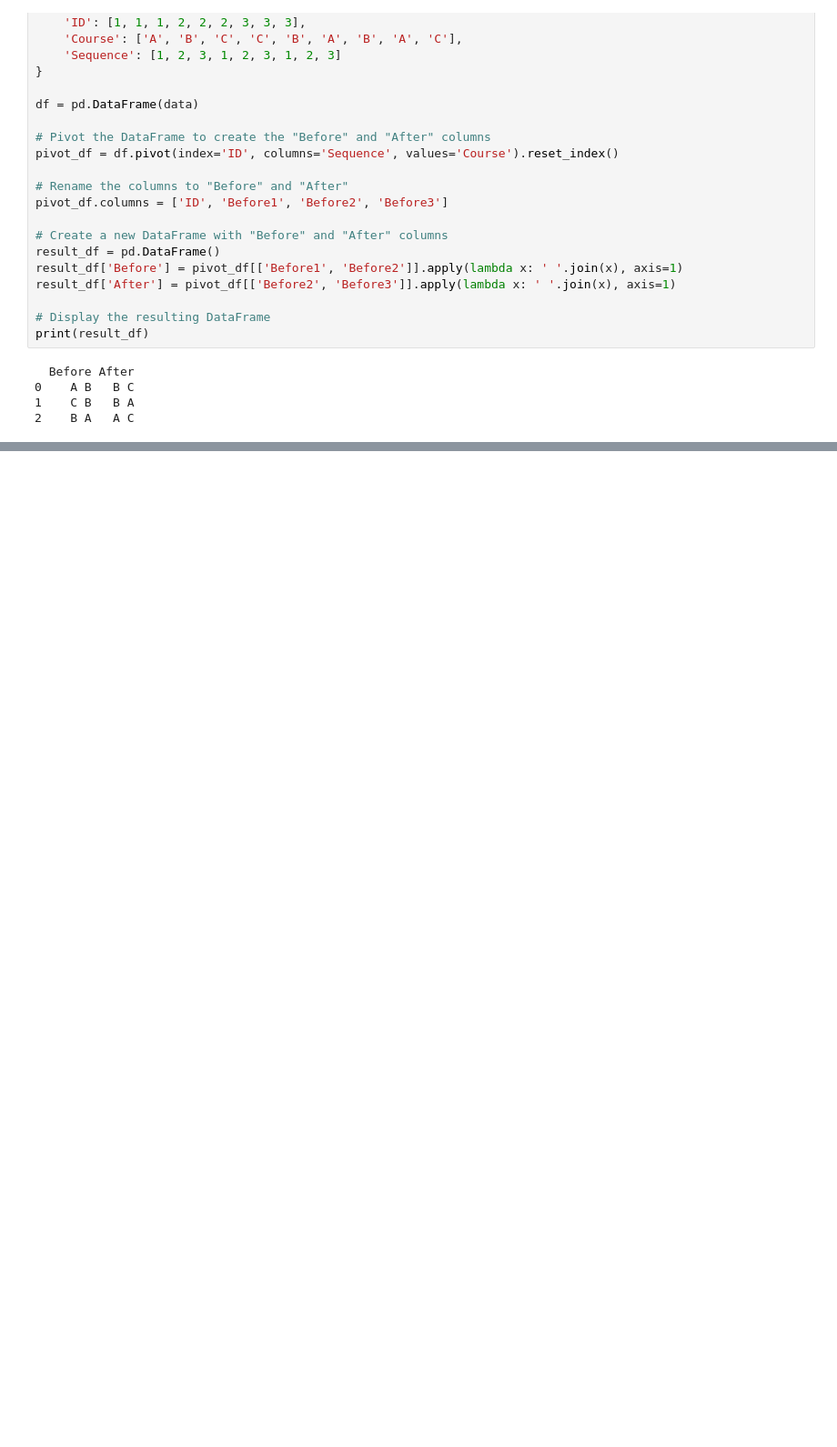
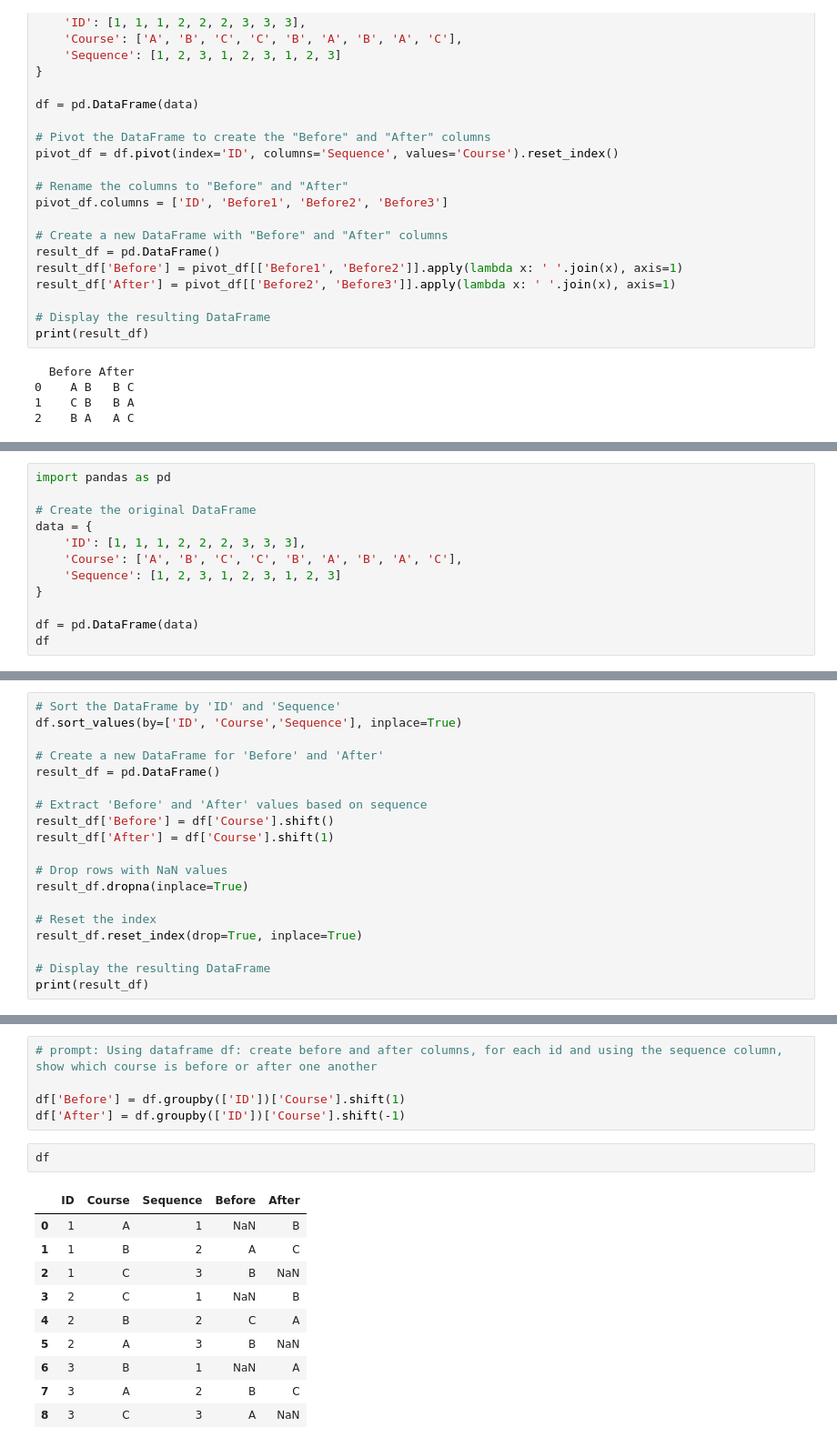
Before and after one commit to gsdavis1959/Python, a Jupyter notebook: Before_After.ipynb, the cells around one changed output, grey strips where cells are left out. Shown at 91% size. Drawn from its saved outputs; the diff is of its cells as text; blank space fills up the shorter version.

```diff
--- a/Before_After.ipynb
+++ b/Before_After.ipynb
@@ -64,0 +88,12 @@ print(result_df)
+# %%
+import pandas as pd
+
+# Create the original DataFrame
+data = {
+    'ID': [1, 1, 1, 2, 2, 2, 3, 3, 3],
+    'Course': ['A', 'B', 'C', 'C', 'B', 'A', 'B', 'A', 'C'],
+    'Sequence': [1, 2, 3, 1, 2, 3, 1, 2, 3]
+}
+
+df = pd.DataFrame(data)
+df
@@ -64,0 +111,19 @@ print(result_df)
+# %%
+# Sort the DataFrame by 'ID' and 'Sequence'
+df.sort_values(by=['ID', 'Course','Sequence'], inplace=True)
+
+# Create a new DataFrame for 'Before' and 'After'
+result_df = pd.DataFrame()
+
+# Extract 'Before' and 'After' values based on sequence
+result_df['Before'] = df['Course'].shift()
+result_df['After'] = df['Course'].shift(1)
+
+# Drop rows with NaN values
+result_df.dropna(inplace=True)
+
+# Reset the index
+result_df.reset_index(drop=True, inplace=True)
+
+# Display the resulting DataFrame
+print(result_df)
@@ -64,0 +150,18 @@ print(result_df)
+# %%
+# prompt: Using dataframe df: create before and after columns, for each id and using the sequence column, show which course is before or after one another
+
+df['Before'] = df.groupby(['ID'])['Course'].shift(1)
+df['After'] = df.groupby(['ID'])['Course'].shift(-1)
+# %%
+df
+# %% [output]
+|  | ID | Course | Sequence | Before | After |
+| 0 | 1 | A | 1 | NaN | B |
+| 1 | 1 | B | 2 | A | C |
+| 2 | 1 | C | 3 | B | NaN |
+| 3 | 2 | C | 1 | NaN | B |
+| 4 | 2 | B | 2 | C | A |
+| 5 | 2 | A | 3 | B | NaN |
+| 6 | 3 | B | 1 | NaN | A |
+| 7 | 3 | A | 2 | B | C |
+| 8 | 3 | C | 3 | A | NaN |
```
Also changed, not shown: parts of 4 cells of this notebook.
